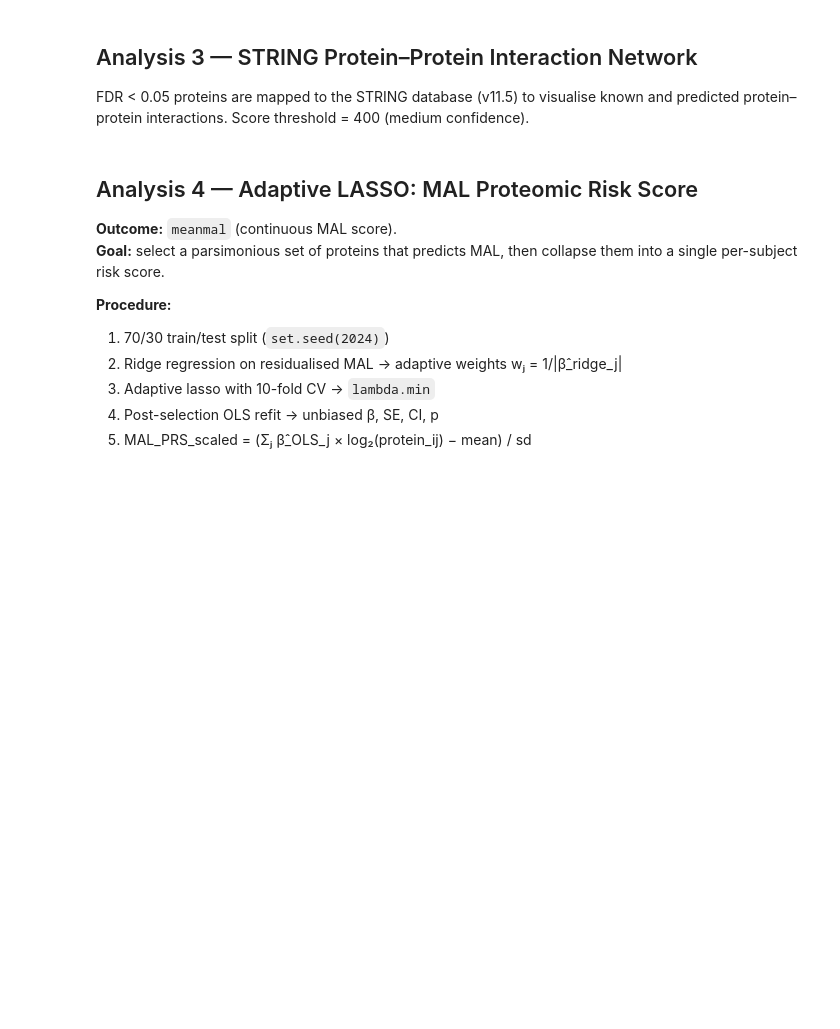
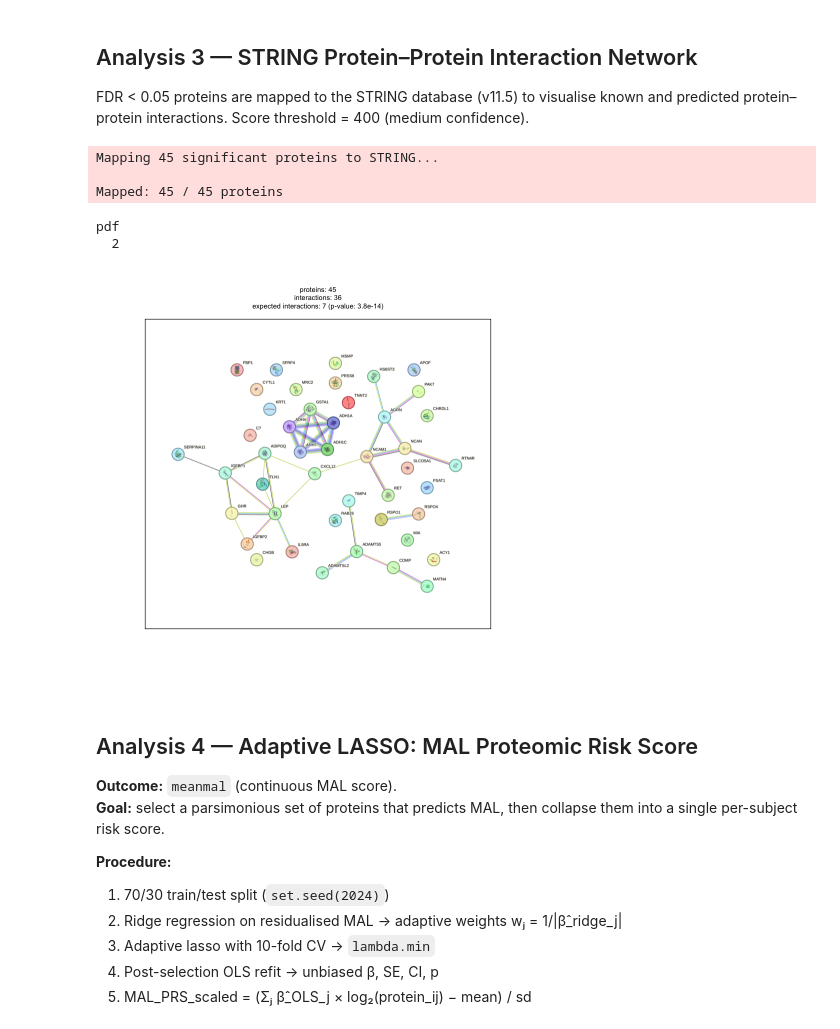
Before and after one commit to abdullah-al-bashit/COPDGene-MAL, a Jupyter notebook: MAL_omics/MAL_omics_proteomics.ipynb, the cells around one changed output. Cells and saved outputs as stored; diff of their text form; code cells hidden in the pictures; blank space fills up the shorter version.

```diff
--- a/MAL_omics/MAL_omics_proteomics.ipynb
+++ b/MAL_omics/MAL_omics_proteomics.ipynb
@@ -77,7 +77,7 @@ dir.create(OUT_DIR, showWarnings = FALSE, recursive = TRUE)
 load_data <- function(prot_path, pheno_path, mal_path) {
   prot  <- read_csv(prot_path,  show_col_types = FALSE)
   pheno <- read_csv(pheno_path, show_col_types = FALSE)
-  mal   <- read_csv(mal_path,   show_col_types = FALSE) |> select(sid, meanmal)
+  mal   <- read_csv(mal_path,   show_col_types = FALSE) |> dplyr::select(sid, meanmal)
 
   df <- prot |> inner_join(pheno, by = "sid") |> inner_join(mal, by = "sid")
   message("Rows after 3-way merge: ", nrow(df))
@@ -221,7 +221,7 @@ annotate_proteins <- function(ols_result, protein_cols, meta) {
 # %%
 # Load metadata for protein annotation
 meta <- read_csv(META_PATH, show_col_types = FALSE) |>
-  select(seqID, gene = EntrezGeneSymbol, target = Target, full_name = TargetFullName)
+  dplyr::select(seqID, gene = EntrezGeneSymbol, target = Target, full_name = TargetFullName)
 
 # Load and preprocess all data
 data_obj     <- load_data(PROT_PATH, PHENO_PATH, MAL_PATH)
@@ -237,14 +237,34 @@ if (is.na(bmi_col)) {
   message("BMI column: ", bmi_col)
 }
 
-# Complete-case filter on all analysis variables
+# Identify FEV1pp and FEV1/FVC columns (names vary across COPDGene releases)
+fev1_col <- grep("[Ff][Ee][Vv]1[Pp][Pp]", names(df_raw), value = TRUE)[1]
+if (is.na(fev1_col))
+  fev1_col <- grep("[Ff][Ee][Vv]1.*[Pp][Cc][Tt]|[Ff][Ee][Vv]1.*[Pp][Ee][Rr]", names(df_raw), value = TRUE)[1]
+if (is.na(fev1_col)) {
+  message("WARNING: no FEV1pp column found — omitting from Table 1 and models")
+  fev1_col <- NULL
+} else {
+  message("FEV1pp column: ", fev1_col)
+}
+
+fvc_col <- grep("[Ff][Ee][Vv]1.*[Ff][Vv][Cc]", names(df_raw), value = TRUE)[1]
+if (is.na(fvc_col)) {
+  message("WARNING: no FEV1/FVC column found — omitting from Table 1 and models")
+  fvc_col <- NULL
+} else {
+  message("FEV1/FVC column: ", fvc_col)
+}
+
+# Complete-case filter on always-required analysis variables
 required_cols <- c(
   "Change_lung_density_vnb_P2_P3", "lung_density_vnb_P2", "meanmal",
   "Age_P2", "gender", "race", "ATS_PackYears_P2", "SmokCigNow_P2",
-  "scanner_model_clean_P2", "FEV1pp_P2", "FEV1_FVC_post_P2",
-  paste0("PC", 1:5)
+  "scanner_model_clean_P2", paste0("PC", 1:5)
 )
-if (!is.null(bmi_col)) required_cols <- c(required_cols, bmi_col)
+if (!is.null(bmi_col))  required_cols <- c(required_cols, bmi_col)
+if (!is.null(fev1_col)) required_cols <- c(required_cols, fev1_col)
+if (!is.null(fvc_col))  required_cols <- c(required_cols, fvc_col)
 
 df_full <- df_raw |> filter(if_all(all_of(required_cols), ~ !is.na(.)))
 message("Subjects after complete-case filter: ", nrow(df_full))
@@ -378,22 +483,29 @@ Score threshold = 400 (medium confidence).
 # %%
 sig_proteins <- de_results |>
   filter(FDR < 0.05, !is.na(gene), gene != "") |>
-  select(gene, beta, FDR)
+  dplyr::select(gene, beta, FDR)
 
 message("Mapping ", nrow(sig_proteins), " significant proteins to STRING...")
 
 string_db <- STRINGdb$new(version = "11.5", species = 9606,
                           score_threshold = 400, input_directory = OUT_DIR)
 mapped    <- string_db$map(as.data.frame(sig_proteins), "gene", removeUnmappedRows = TRUE)
 message("Mapped: ", nrow(mapped), " / ", nrow(sig_proteins), " proteins")
 
 # Save network plot
 png(file.path(OUT_DIR, "Figure2C_STRING_network.png"), width = 1200, height = 1000, res = 150)
 string_db$plot_network(mapped$STRING_id)
 dev.off()
 
 # Display inline
 string_db$plot_network(mapped$STRING_id)
+# %% [output]
+Mapping 45 significant proteins to STRING...
+
+Mapped: 45 / 45 proteins
+pdf
+  2
+[figure, added]
 # %% [markdown]
 ## Analysis 4 — Adaptive LASSO: MAL Proteomic Risk Score
 
```
Also changed, not shown: parts of 17 cells of this notebook, 1 other file.
